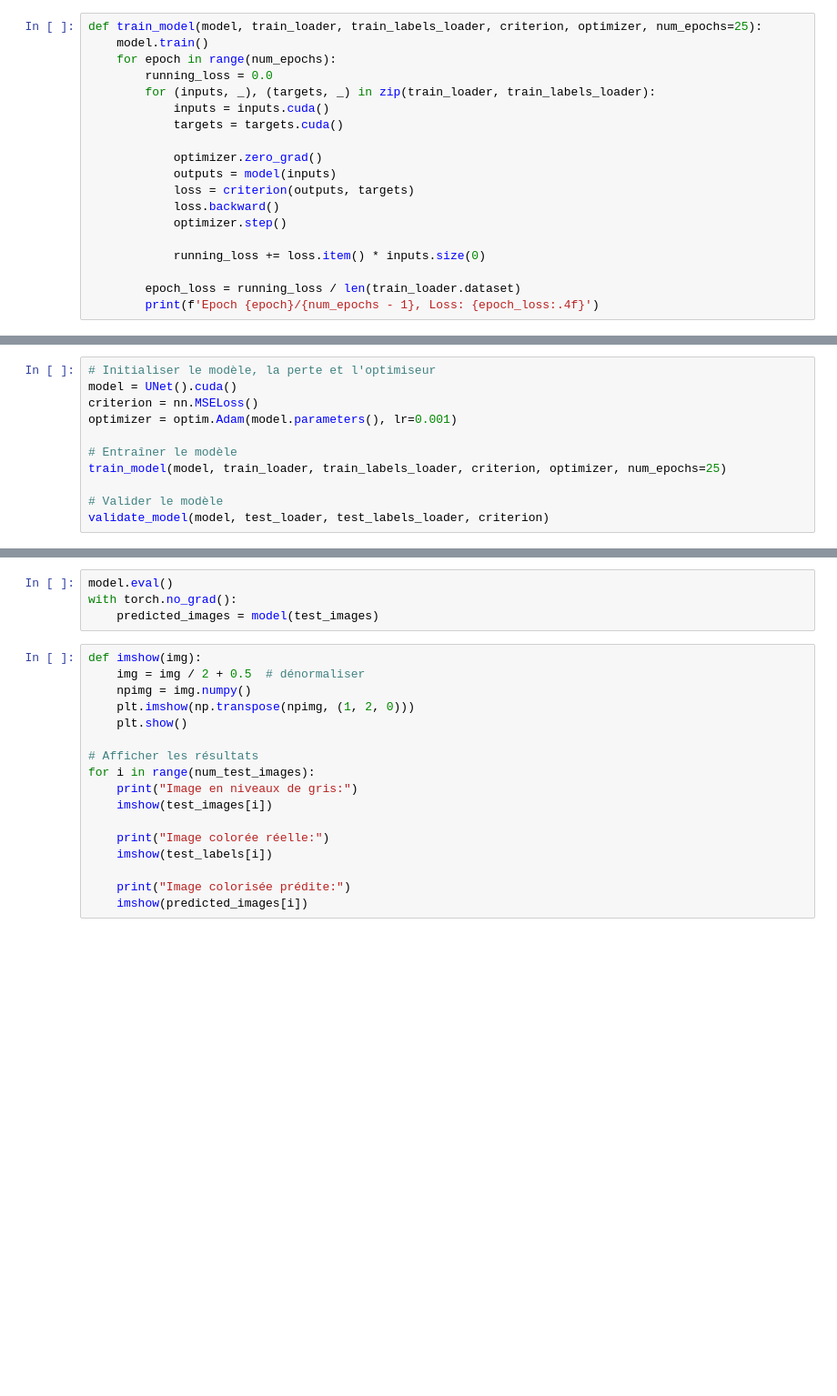
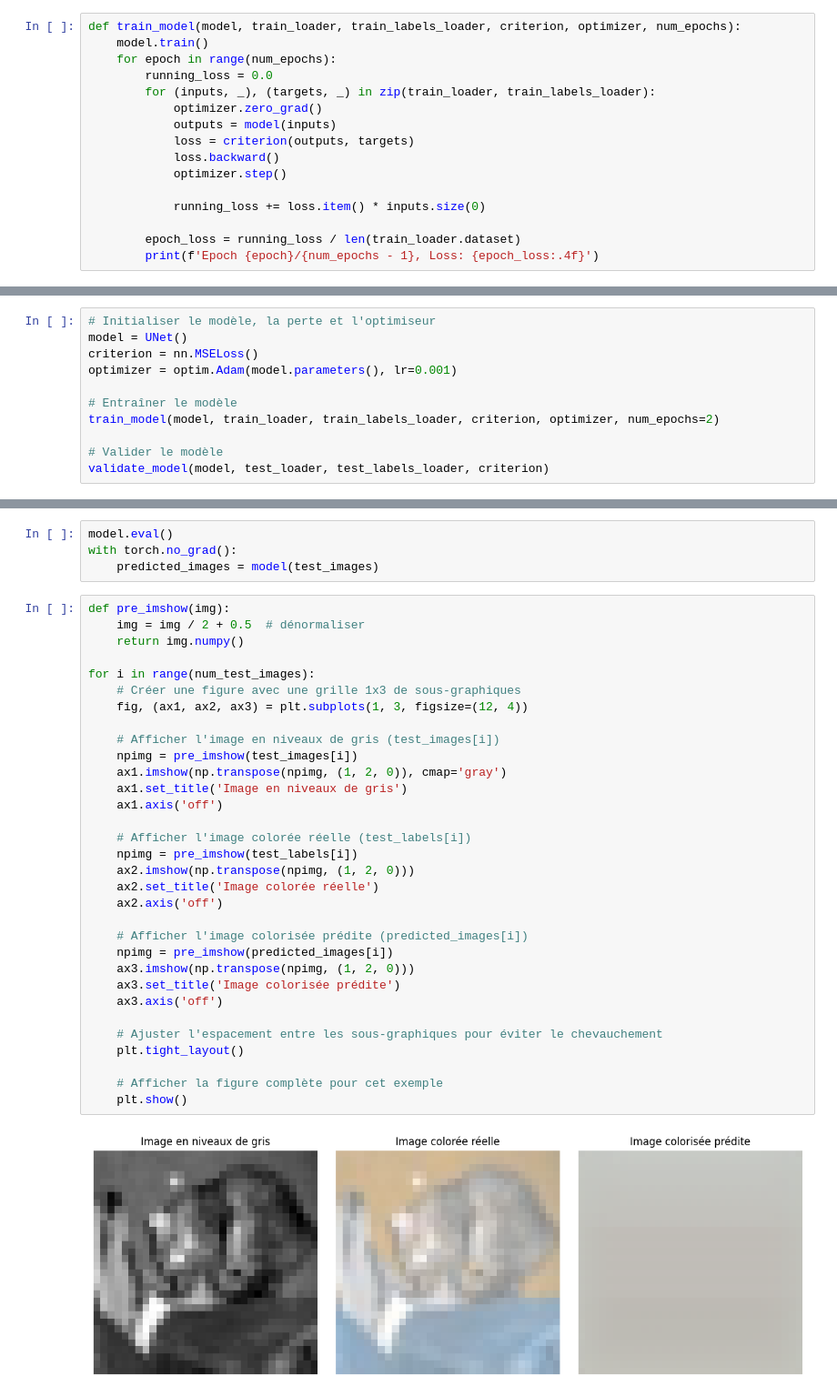
Before and after one commit to gseven001/DeepLearningColorization, a Jupyter notebook: CNN_U-Net.ipynb, the cells around one changed output, grey strips where cells are left out. Shown at 91% size. Cells and saved outputs as stored; diff of their text form; blank space fills up the shorter version.

Commit message:
U-Net v1
Ebauche d'architecture, ne fonctionne pas pour le moment

```diff
--- a/CNN_U-Net.ipynb
+++ b/CNN_U-Net.ipynb
@@ -84,14 +83,11 @@ Files already downloaded and verified
 # %% [markdown]
 ## Fonction d'entraînement
 # %%
-def train_model(model, train_loader, train_labels_loader, criterion, optimizer, num_epochs=25):
+def train_model(model, train_loader, train_labels_loader, criterion, optimizer, num_epochs):
     model.train()
     for epoch in range(num_epochs):
         running_loss = 0.0
         for (inputs, _), (targets, _) in zip(train_loader, train_labels_loader):
-            inputs = inputs.cuda()
-            targets = targets.cuda()
-
             optimizer.zero_grad()
             outputs = model(inputs)
             loss = criterion(outputs, targets)
@@ -124,12 +117,12 @@ def validate_model(model, test_loader, test_labels_loader, criterion):
 ## Entraînement et validation du modèle
 # %%
 # Initialiser le modèle, la perte et l'optimiseur
-model = UNet().cuda()
+model = UNet()
 criterion = nn.MSELoss()
 optimizer = optim.Adam(model.parameters(), lr=0.001)
 
 # Entraîner le modèle
-train_model(model, train_loader, train_labels_loader, criterion, optimizer, num_epochs=25)
+train_model(model, train_loader, train_labels_loader, criterion, optimizer, num_epochs=2)
 
 # Valider le modèle
 validate_model(model, test_loader, test_labels_loader, criterion)
@@ -156,19 +154,36 @@ model.eval()
 with torch.no_grad():
     predicted_images = model(test_images)
 # %%
-def imshow(img):
+def pre_imshow(img):
     img = img / 2 + 0.5  # dénormaliser
-    npimg = img.numpy()
-    plt.imshow(np.transpose(npimg, (1, 2, 0)))
+    return img.numpy()
+
+for i in range(num_test_images):
+    # Créer une figure avec une grille 1x3 de sous-graphiques
+    fig, (ax1, ax2, ax3) = plt.subplots(1, 3, figsize=(12, 4))
+
+    # Afficher l'image en niveaux de gris (test_images[i])
+    npimg = pre_imshow(test_images[i])
+    ax1.imshow(np.transpose(npimg, (1, 2, 0)), cmap='gray')
+    ax1.set_title('Image en niveaux de gris')
+    ax1.axis('off')
+
+    # Afficher l'image colorée réelle (test_labels[i])
+    npimg = pre_imshow(test_labels[i])
+    ax2.imshow(np.transpose(npimg, (1, 2, 0)))
+    ax2.set_title('Image colorée réelle')
+    ax2.axis('off')
+
+    # Afficher l'image colorisée prédite (predicted_images[i])
+    npimg = pre_imshow(predicted_images[i])
+    ax3.imshow(np.transpose(npimg, (1, 2, 0)))
+    ax3.set_title('Image colorisée prédite')
+    ax3.axis('off')
+
+    # Ajuster l'espacement entre les sous-graphiques pour éviter le chevauchement
+    plt.tight_layout()
+
+    # Afficher la figure complète pour cet exemple
     plt.show()
-
-# Afficher les résultats
-for i in range(num_test_images):
-    print("Image en niveaux de gris:")
-    imshow(test_images[i])
-
-    print("Image colorée réelle:")
-    imshow(test_labels[i])
-
-    print("Image colorisée prédite:")
-    imshow(predicted_images[i])
+# %% [output]
+[figure, added]
```
Also changed, not shown: parts of 6 cells of this notebook.
